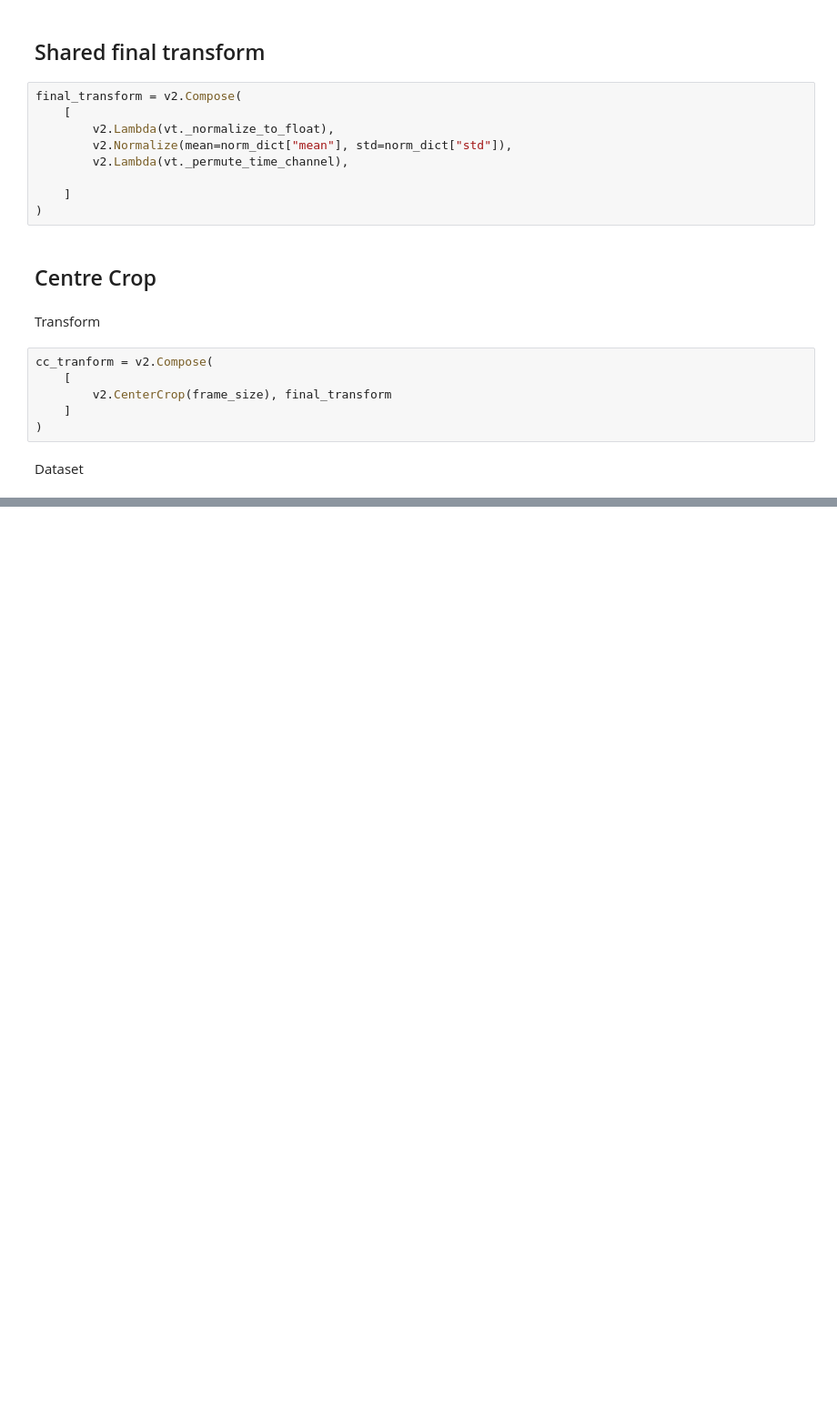
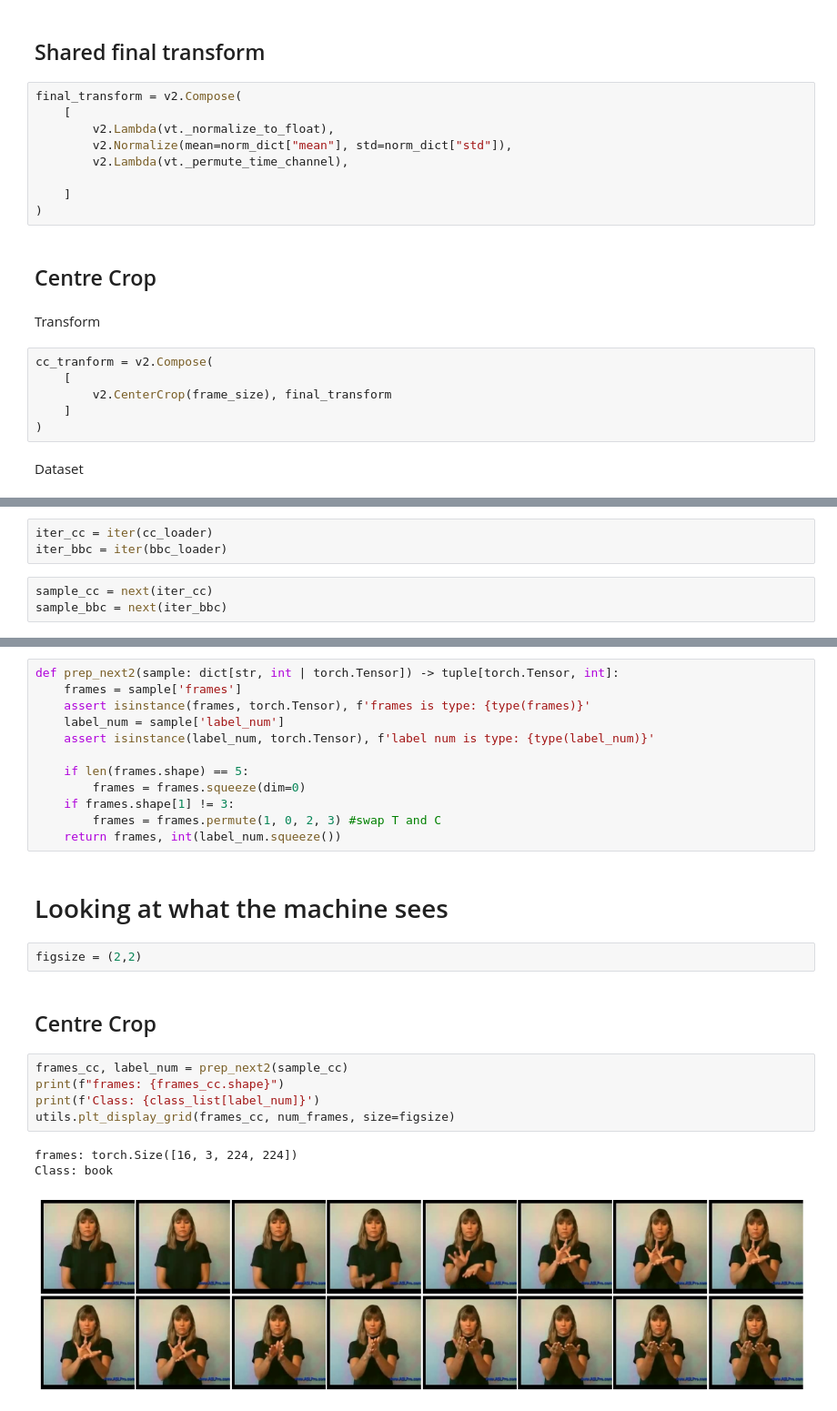
Before and after one commit to 0p3nTheSauce/SLR, a Jupyter notebook: code/bboxcrop.ipynb, the cells around one changed output, grey strips where cells are left out. Shown at 91% size. Saved outputs shown, nothing was run; the diff lists cells and outputs as text; blank space fills up the shorter version.

```diff
--- a/code/bboxcrop.ipynb
+++ b/code/bboxcrop.ipynb
@@ -124,0 +209,6 @@ ValueError: too many values to unpack (expected 3)
+# %%
+iter_cc = iter(cc_loader)
+iter_bbc = iter(bbc_loader)
+# %%
+sample_cc = next(iter_cc)
+sample_bbc = next(iter_bbc)
@@ -124,0 +224,27 @@ ValueError: too many values to unpack (expected 3)
+# %%
+def prep_next2(sample: dict[str, int | torch.Tensor]) -> tuple[torch.Tensor, int]:
+    frames = sample['frames']
+    assert isinstance(frames, torch.Tensor), f'frames is type: {type(frames)}'
+    label_num = sample['label_num']
+    assert isinstance(label_num, torch.Tensor), f'label num is type: {type(label_num)}'
+
+    if len(frames.shape) == 5:
+        frames = frames.squeeze(dim=0)
+    if frames.shape[1] != 3:
+        frames = frames.permute(1, 0, 2, 3) #swap T and C
+    return frames, int(label_num.squeeze())
+# %% [markdown]
+# Looking at what the machine sees
+# %%
+figsize = (2,2)
+# %% [markdown]
+## Centre Crop
+# %%
+frames_cc, label_num = prep_next2(sample_cc)
+print(f"frames: {frames_cc.shape}")
+print(f'Class: {class_list[label_num]}')
+utils.plt_display_grid(frames_cc, num_frames, size=figsize)
+# %% [output]
+frames: torch.Size([16, 3, 224, 224])
+Class: book
+[figure, added]
```
Also changed, not shown: parts of 30 cells of this notebook, 23 other files.
